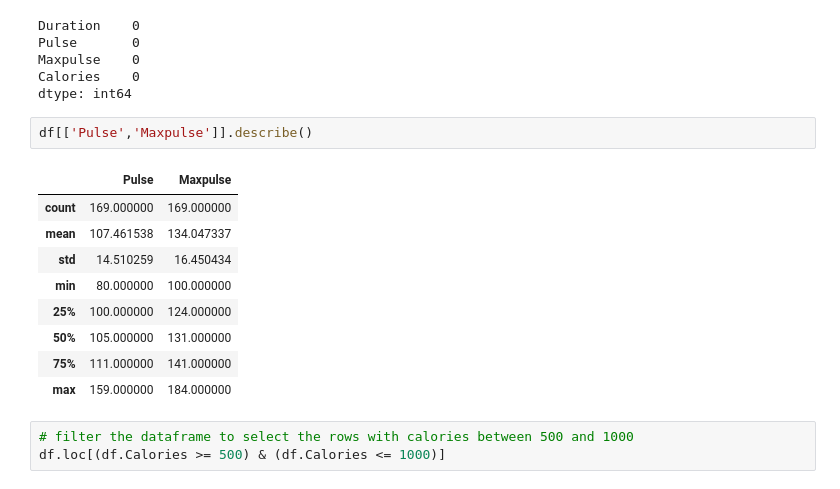
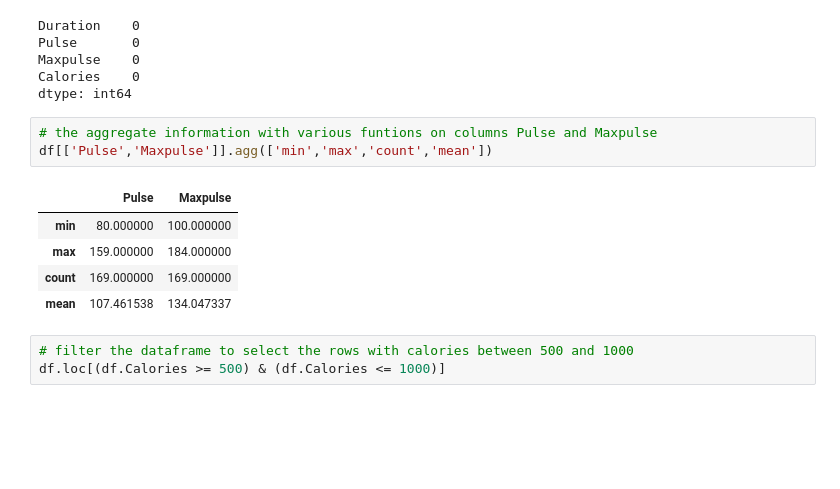
Before and after one commit to kvamsi7/mscs, a Jupyter notebook: CS5720-Neural Network and Deep Learning/Assignments/ICP-4/ICP-4.ipynb, the cells around one changed output. Drawn from its saved outputs; the diff is of its cells as text; blank space fills up the shorter version.

```diff
--- a/CS5720-Neural Network and Deep Learning/Assignments/ICP-4/ICP-4.ipynb
+++ b/CS5720-Neural Network and Deep Learning/Assignments/ICP-4/ICP-4.ipynb
@@ -58,17 +61,14 @@ Maxpulse    0
 Calories    0
 dtype: int64
 # %%
-df[['Pulse','Maxpulse']].describe()
+# the aggregate information with various funtions on columns Pulse and Maxpulse
+df[['Pulse','Maxpulse']].agg(['min','max','count','mean'])
 # %% [output]
 |  | Pulse | Maxpulse |
+| min | 80.000000 | 100.000000 |
+| max | 159.000000 | 184.000000 |
 | count | 169.000000 | 169.000000 |
 | mean | 107.461538 | 134.047337 |
-| std | 14.510259 | 16.450434 |
-| min | 80.000000 | 100.000000 |
-| 25% | 100.000000 | 124.000000 |
-| 50% | 105.000000 | 131.000000 |
-| 75% | 111.000000 | 141.000000 |
-| max | 159.000000 | 184.000000 |
 # %%
 # filter the dataframe to select the rows with calories between 500 and 1000
 df.loc[(df.Calories >= 500) & (df.Calories <= 1000)]
```
Also changed, not shown: parts of 12 cells of this notebook.
